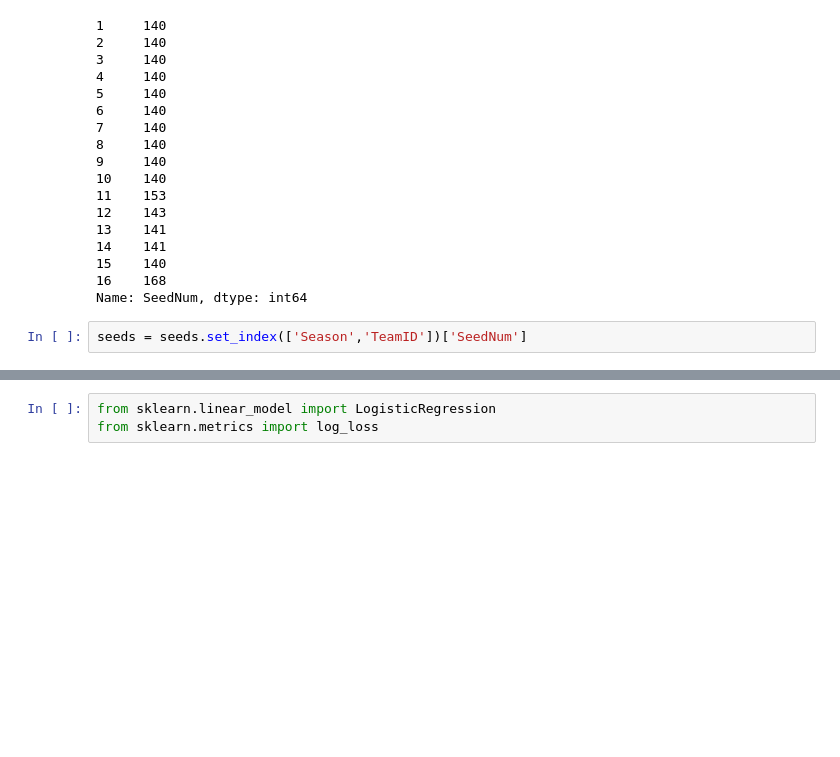
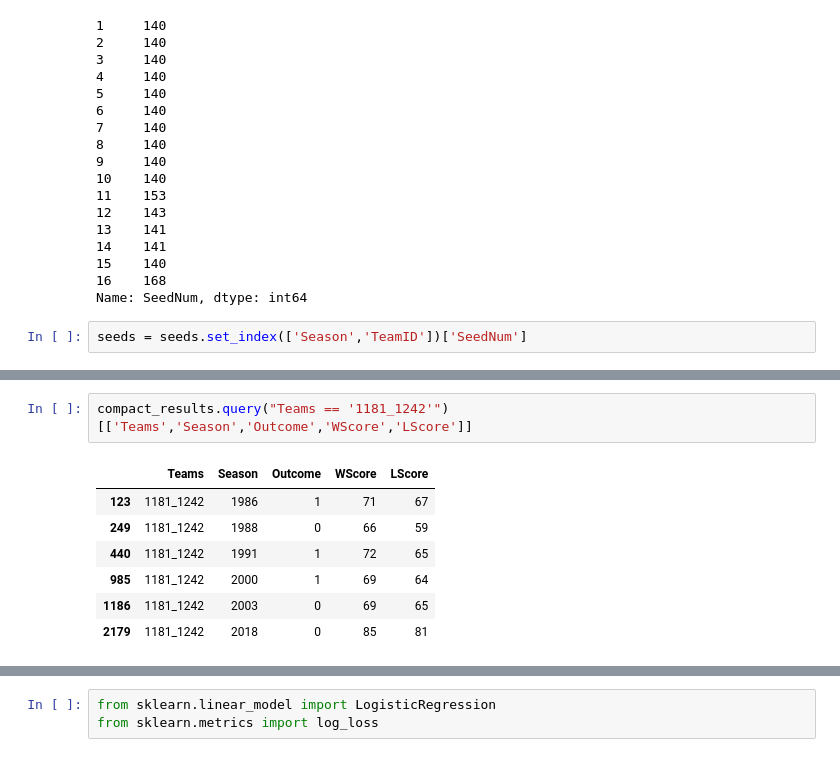
Before and after one commit to nyjgary/march-madness-2020, a Jupyter notebook: March-Madness-2020.ipynb, the cells around one changed output, grey strips where cells are left out. Saved outputs shown, nothing was run; the diff lists cells and outputs as text; blank space fills up the shorter version.

```diff
--- a/March-Madness-2020.ipynb
+++ b/March-Madness-2020.ipynb
@@ -121,0 +172,10 @@ seeds = seeds.set_index(['Season','TeamID'])['SeedNum']
+# %%
+compact_results.query("Teams == '1181_1242'")[['Teams','Season','Outcome','WScore','LScore']]
+# %% [output]
+|  | Teams | Season | Outcome | WScore | LScore |
+| 123 | 1181_1242 | 1986 | 1 | 71 | 67 |
+| 249 | 1181_1242 | 1988 | 0 | 66 | 59 |
+| 440 | 1181_1242 | 1991 | 1 | 72 | 65 |
+| 985 | 1181_1242 | 2000 | 1 | 69 | 64 |
+| 1186 | 1181_1242 | 2003 | 0 | 69 | 65 |
+| 2179 | 1181_1242 | 2018 | 0 | 85 | 81 |
```
Also changed, not shown: parts of 16 cells of this notebook.
